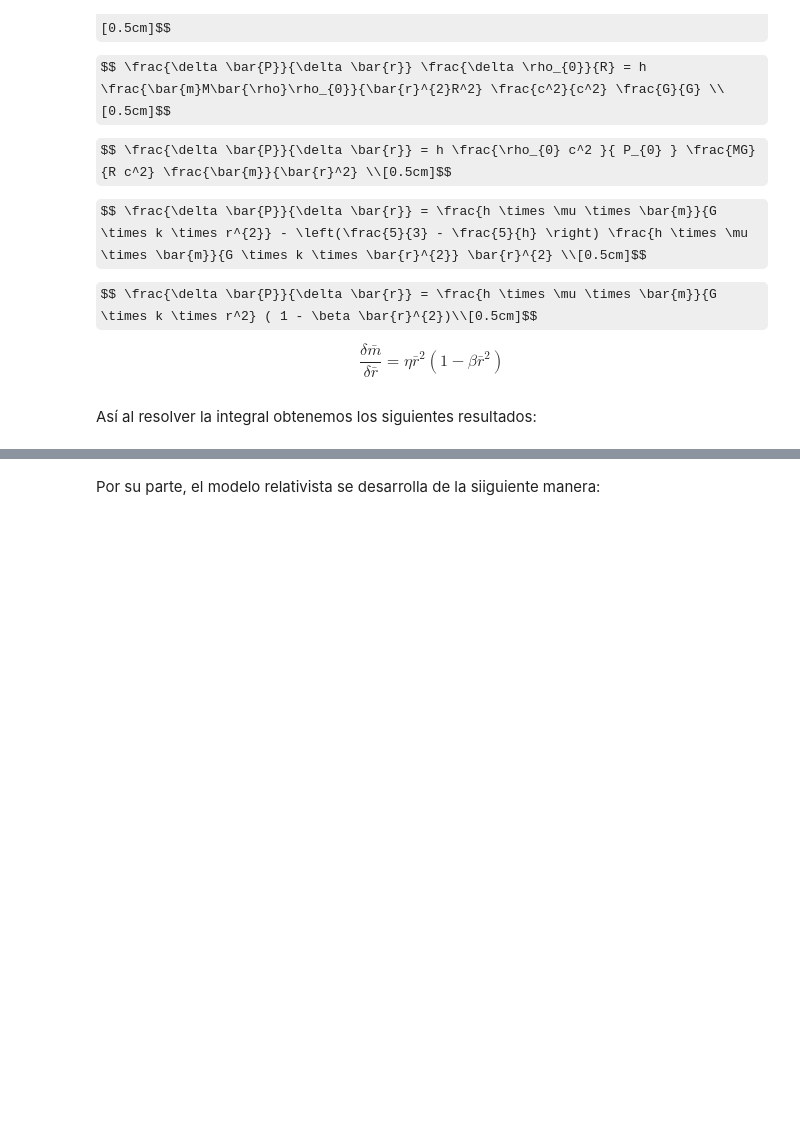
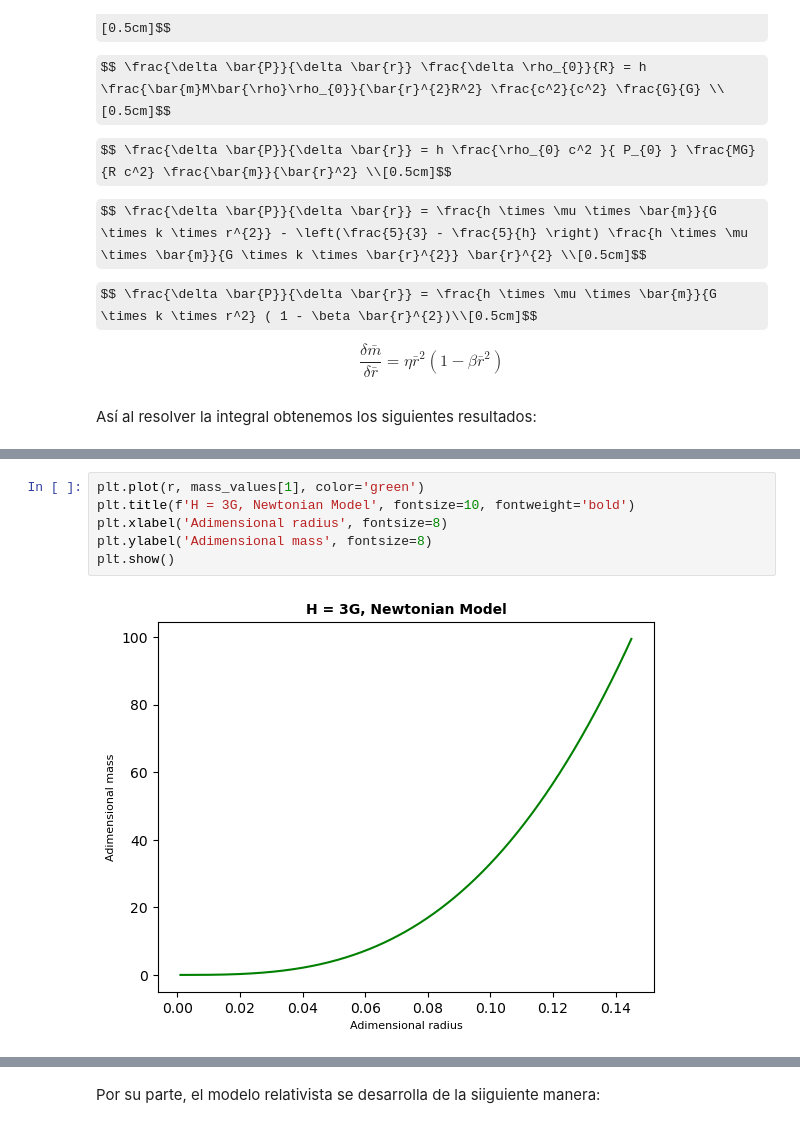
Before and after one commit to wDavid98/Autogravitantes_taller, a Jupyter notebook: Taller3.ipynb, the cells around one changed output, grey strips where cells are left out. Cells and saved outputs as stored; diff of their text form; some formulas as TeX source; blank space fills up the shorter version.

```diff
--- a/Taller3.ipynb
+++ b/Taller3.ipynb
@@ -112,0 +128,8 @@ for i, g_value in enumerate(g_values):
+# %%
+plt.plot(r, mass_values[1], color='green')
+plt.title(f'H = 3G, Newtonian Model', fontsize=10, fontweight='bold')
+plt.xlabel('Adimensional radius', fontsize=8)
+plt.ylabel('Adimensional mass', fontsize=8)
+plt.show()
+# %% [output]
+[figure, added]
```
Also changed, not shown: parts of 13 cells of this notebook, 1 other file.
